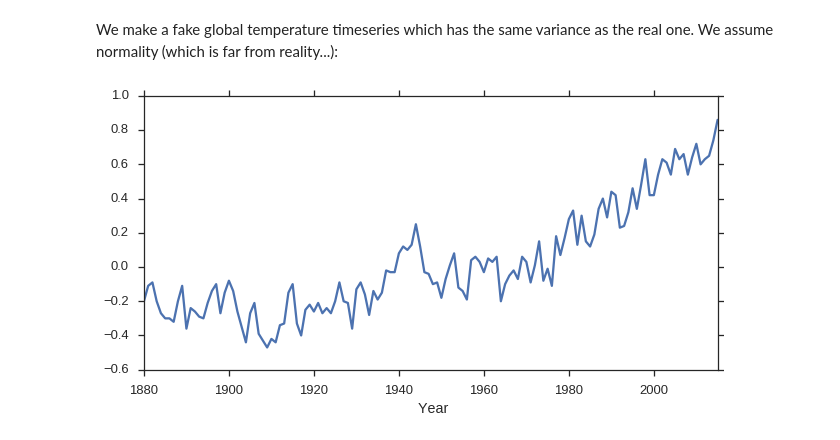
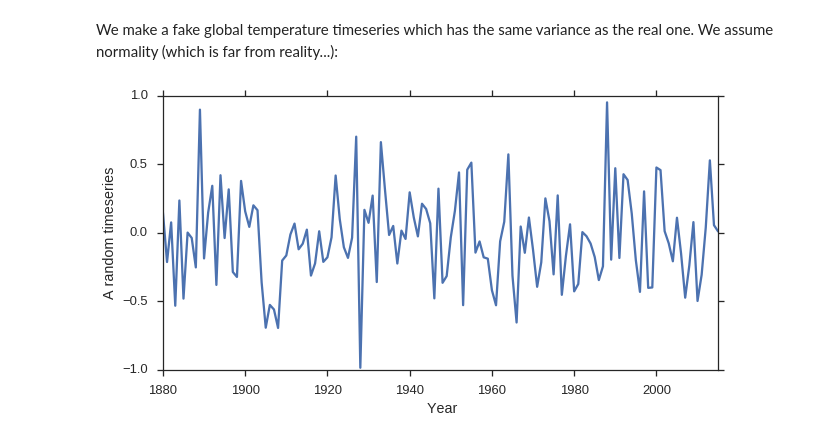
Before and after one commit to fmaussion/misc, a Jupyter notebook: triangle_plots.ipynb, the cells around one changed output. Drawn from its saved outputs; the diff is of its cells as text; code cells hidden in the pictures.

```diff
--- a/triangle_plots.ipynb
+++ b/triangle_plots.ipynb
@@ -77,13 +79,14 @@ print('{:.1%} of the triange has a significant trend.'.format(np.sum(sig < 0.05)
 # %% [markdown]
 We make a fake global temperature timeseries which has the same variance as the real one. We assume normality (which is far from reality...):
 # %%
-np.random.seed(0)  # for reproducible results
+np.random.seed(12)  # for reproducible results
 fake_ts = pd.Series(np.random.normal(0., np.std(ts), len(ts)), index=ts.index)
-ax = ts.plot(figsize=(9, 5));
+ax = fake_ts.plot(figsize=(9, 5));
+ax.set_ylabel('A random timeseries');
 plt.tight_layout()
 plt.savefig('ts_random.png', dpi=150)
 # %% [output]
-[figure, old version]
+[figure, new version]
 # %%
 trend = np.zeros((ny, ny)) * np.NaN
 sig = np.zeros((ny, ny)) * np.NaN
```
Also changed, not shown: parts of 14 cells of this notebook.
